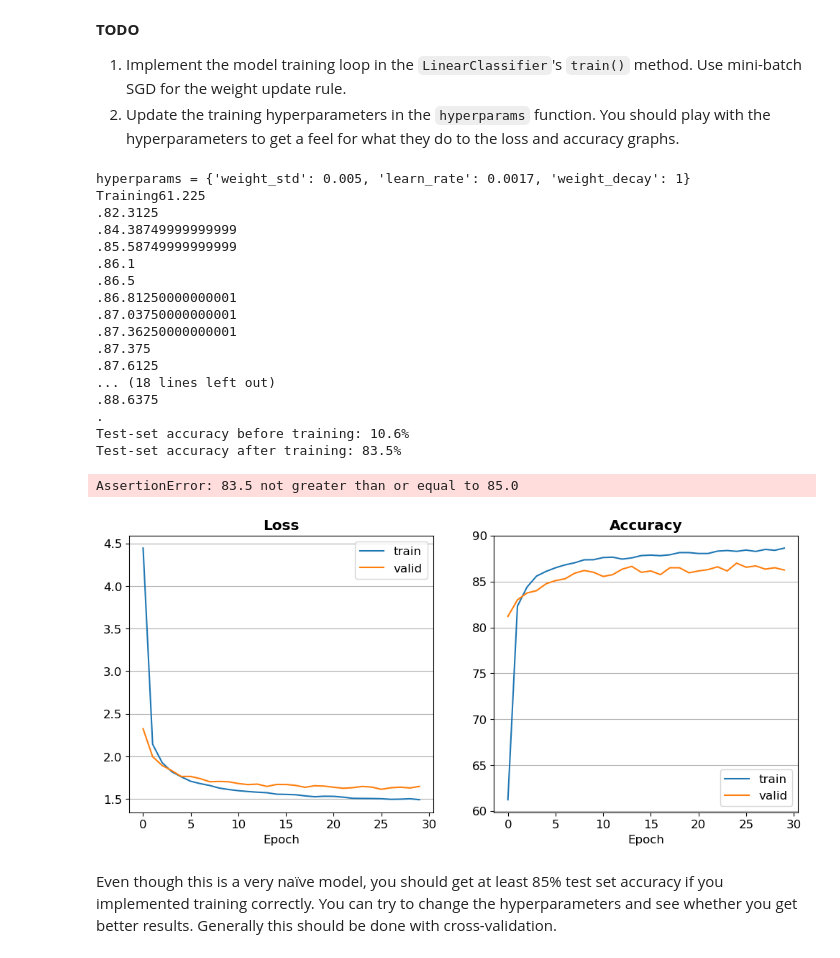
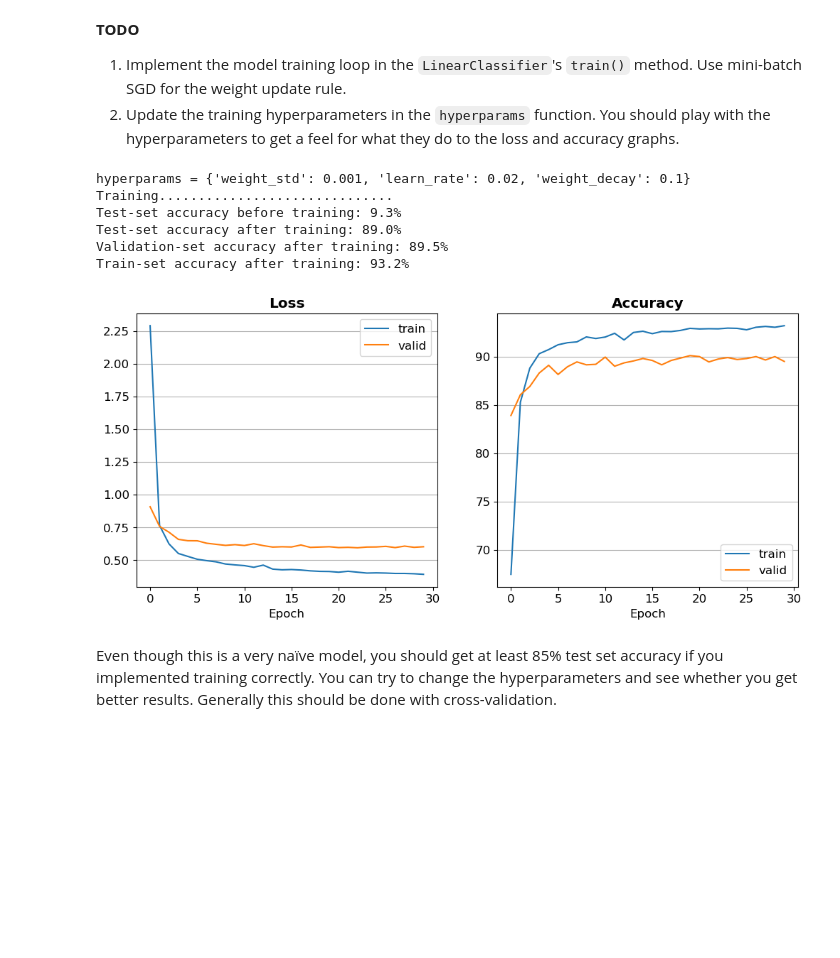
Before and after one commit to IlayMalinyak/cs236781-hw, a Jupyter notebook: Part3_LinearClassifier.ipynb, the cells around one changed output. Cells and saved outputs as stored; diff of their text form; code cells hidden in the pictures; blank space fills up the shorter version.

```diff
--- a/Part3_LinearClassifier.ipynb
+++ b/Part3_LinearClassifier.ipynb
@@ -520,53 +539,45 @@ lin_cls = hw1linear.LinearClassifier(n_features, n_classes, weight_std=hp['weigh
 # Evaluate on the test set
 x_test, y_test = dl_utils.flatten(dl_test)
 x_train, y_train = dl_utils.flatten(dl_train)
 y_test_pred , _= lin_cls.predict(x_test)
 test_acc_before = lin_cls.evaluate_accuracy(y_test, y_test_pred)
 
 # Train the model
 svm_loss_fn = SVMHingeLoss()
 train_res, valid_res = lin_cls.train(dl_train, dl_valid, svm_loss_fn,
                                     learn_rate=hp['learn_rate'], weight_decay=hp['weight_decay'],
                                     max_epochs=30)
 
 # Re-evaluate on the test set
 y_test_pred , _= lin_cls.predict(x_test)
-test_acc_after = lin_cls.evaluate_accuracy(y_test, torch.tensor(y_test_pred))
+test_acc_after = lin_cls.evaluate_accuracy(y_test, y_test_pred)
 
 # Plot loss and accuracy
 fig, axes = plt.subplots(nrows=1, ncols=2, figsize=(12,5))
 for i, loss_acc in enumerate(('loss', 'accuracy')):
     axes[i].plot(getattr(train_res, loss_acc))
     axes[i].plot(getattr(valid_res, loss_acc))
     axes[i].set_title(loss_acc.capitalize(), fontweight='bold')
     axes[i].set_xlabel('Epoch')
     axes[i].legend(('train', 'valid'))
     axes[i].grid(which='both', axis='y')
 
 # Check test set accuracy
 print(f'Test-set accuracy before training: {test_acc_before:.1f}%')
 print(f'Test-set accuracy after training: {test_acc_after:.1f}%')
+print(f'Validation-set accuracy after training: {valid_res.accuracy[-1]:.1f}%')
+print(f'Train-set accuracy after training: {train_res.accuracy[-1]:.1f}%')
+
+
 test.assertGreaterEqual(test_acc_after, 85.0)
 # %% [output]
-hyperparams = {'weight_std': 0.005, 'learn_rate': 0.0017, 'weight_decay': 1}
-Training61.225
-.82.3125
-.84.38749999999999
-.85.58749999999999
-.86.1
-.86.5
-.86.81250000000001
-.87.03750000000001
-.87.36250000000001
-.87.375
-.87.6125
-... (18 lines left out)
-.88.6375
-.
-Test-set accuracy before training: 10.6%
-Test-set accuracy after training: 83.5%
+hyperparams = {'weight_std': 0.001, 'learn_rate': 0.02, 'weight_decay': 0.1}
+Training..............................
+Test-set accuracy before training: 9.3%
+Test-set accuracy after training: 89.0%
+Validation-set accuracy after training: 89.5%
+Train-set accuracy after training: 93.2%
-AssertionError: 83.5 not greater than or equal to 85.0
-[figure, old version]
+[figure, new version]
 # %% [markdown]
 Even though this is a very naïve model, you should get at least 85% test set accuracy if you implemented training correctly. You can try to change the hyperparameters and see whether you get better results. Generally this should be done with cross-validation.
 # %% [markdown]
```
Also changed, not shown: parts of 5 cells of this notebook, 4 other files.
